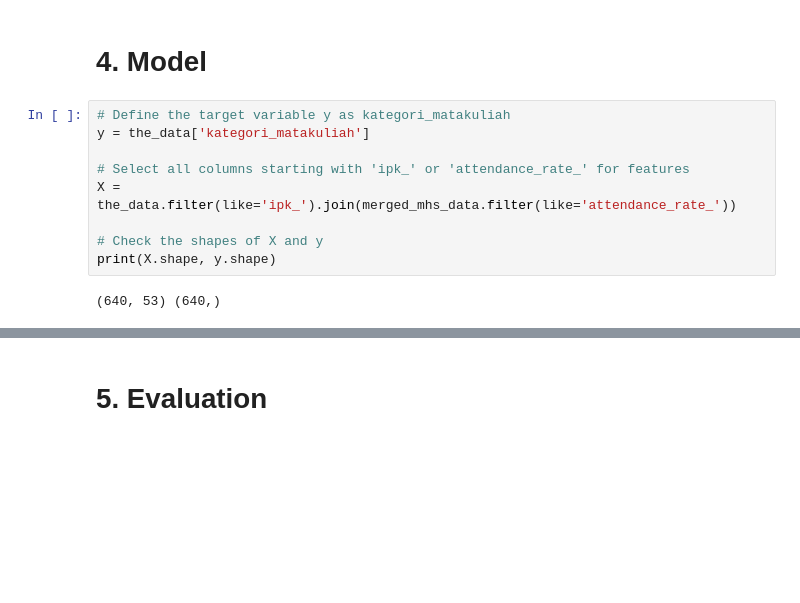
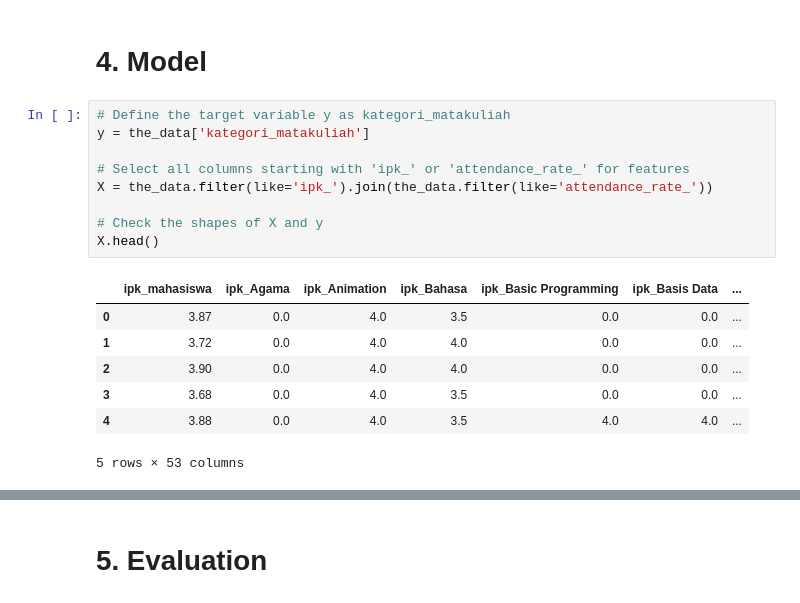
Before and after one commit to randyhg/test-profiler-ml, a Jupyter notebook: course-preference-classification/course-preference-classification.ipynb, the cells around one changed output, grey strips where cells are left out. Saved outputs shown, nothing was run; the diff lists cells and outputs as text; blank space fills up the shorter version.

```diff
--- a/course-preference-classification/course-preference-classification.ipynb
+++ b/course-preference-classification/course-preference-classification.ipynb
@@ -261,14 +262,20 @@ print(the_data.head())
 # %%
 # Define the target variable y as kategori_matakuliah
 y = the_data['kategori_matakuliah']
 
 # Select all columns starting with 'ipk_' or 'attendance_rate_' for features
-X = the_data.filter(like='ipk_').join(merged_mhs_data.filter(like='attendance_rate_'))
+X = the_data.filter(like='ipk_').join(the_data.filter(like='attendance_rate_'))
 
 # Check the shapes of X and y
-print(X.shape, y.shape)
+X.head()
 # %% [output]
+|  | ipk_mahasiswa | ipk_Agama | ipk_Animation | ipk_Bahasa | ipk_Basic Programming | ipk_Basis Data | ... |
+| 0 | 3.87 | 0.0 | 4.0 | 3.5 | 0.0 | 0.0 | ... |
+| 1 | 3.72 | 0.0 | 4.0 | 4.0 | 0.0 | 0.0 | ... |
+| 2 | 3.90 | 0.0 | 4.0 | 4.0 | 0.0 | 0.0 | ... |
+| 3 | 3.68 | 0.0 | 4.0 | 3.5 | 0.0 | 0.0 | ... |
+| 4 | 3.88 | 0.0 | 4.0 | 3.5 | 4.0 | 4.0 | ... |
-(640, 53) (640,)
+5 rows × 53 columns
 # %%
 # Convert categorical target to numeric
 # y = pd.Categorical(y).codes
```
Also changed, not shown: parts of 5 cells of this notebook, 1 other file.
